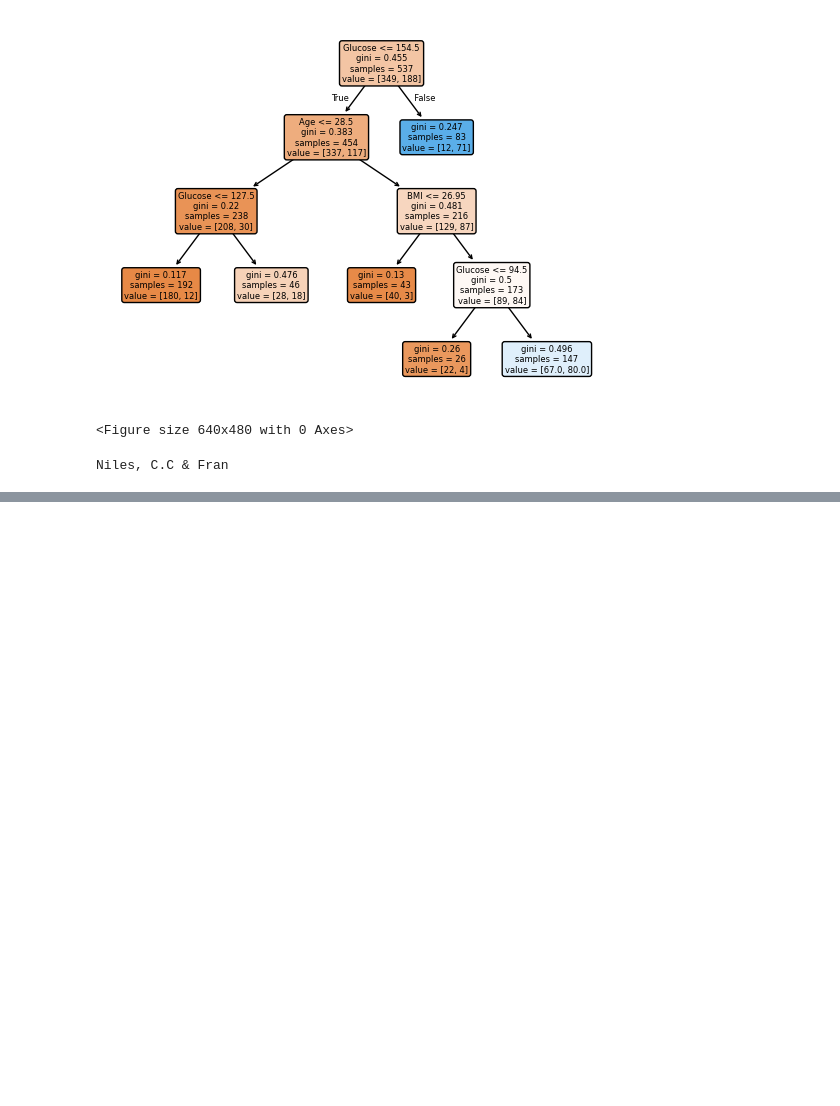
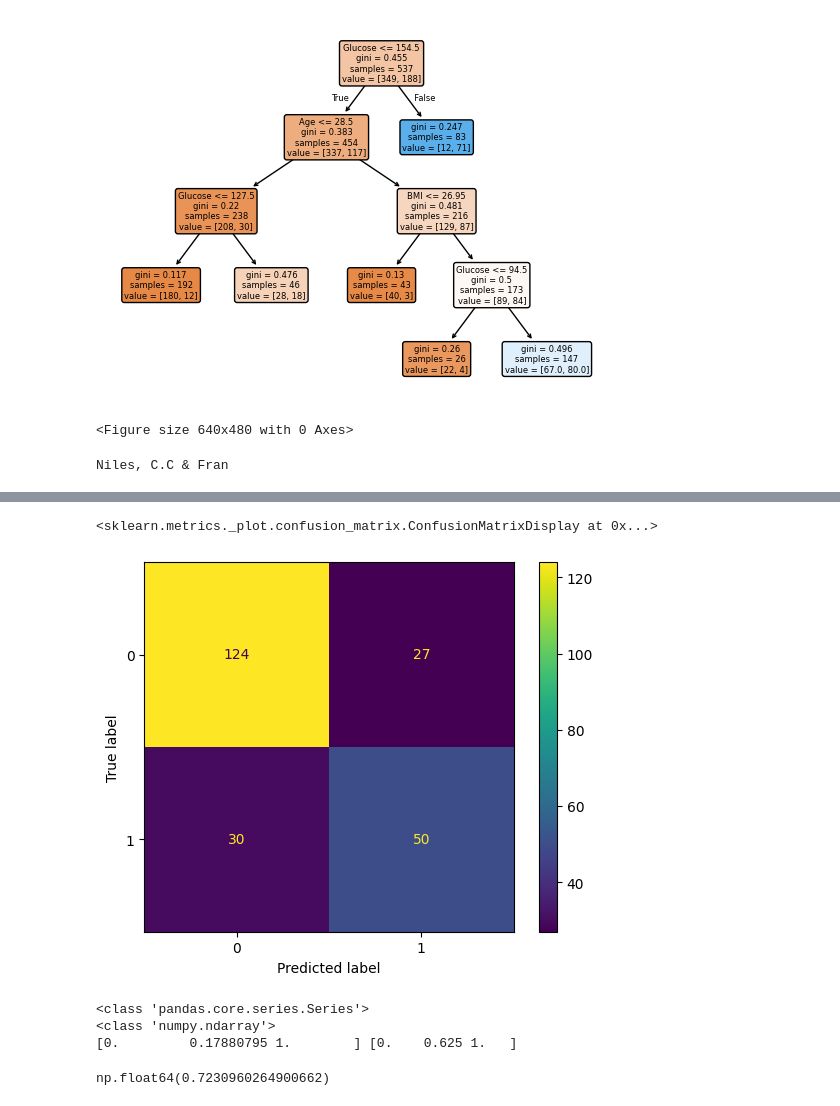
Before and after one commit to SDPowell2233/StevenP_CSCI_1070, a Jupyter notebook: Week 9 Notes.ipynb, the cells around one changed output, grey strips where cells are left out. Cells and saved outputs as stored; diff of their text form; code cells hidden in the pictures; blank space fills up the shorter version.

```diff
--- a/Week 9 Notes.ipynb
+++ b/Week 9 Notes.ipynb
@@ -113,0 +196,28 @@ Niles, C.C & Fran
+# %%
+from xgboost import XGBClassifier
+xgb = XGBClassifier()
+xgb.fit(X_train, y_train)
+
+y_pred = xgb.predict(X_test)
+# %%
+ConfusionMatrixDisplay.from_estimator(xgb, X_test, y_test)
+# %% [output]
+<sklearn.metrics._plot.confusion_matrix.ConfusionMatrixDisplay at 0x...>
+[figure, added]
+# %%
+from sklearn.metrics import roc_curve, roc_auc_score
+#Roc- Recieving, Operations, Characteristic curve
+#Roc summarizes the tradeoff between true positives and false positives, most appropriate for balanced data sets. Can be overly optimistic for
+#unblanaced classification problems.
+
+print(type(y_test))
+print(type(y_pred))
+fpr, tpr, thresholds = roc_curve(y_test, y_pred)
+auc = roc_auc_score(y_test, y_pred)
+print(fpr, tpr)
+auc
+# %% [output]
+<class 'pandas.core.series.Series'>
+<class 'numpy.ndarray'>
+[0.         0.17880795 1.        ] [0.    0.625 1.   ]
+np.float64(0.7230960264900662)
```
Also changed, not shown: parts of 15 cells of this notebook, 8 other files.
